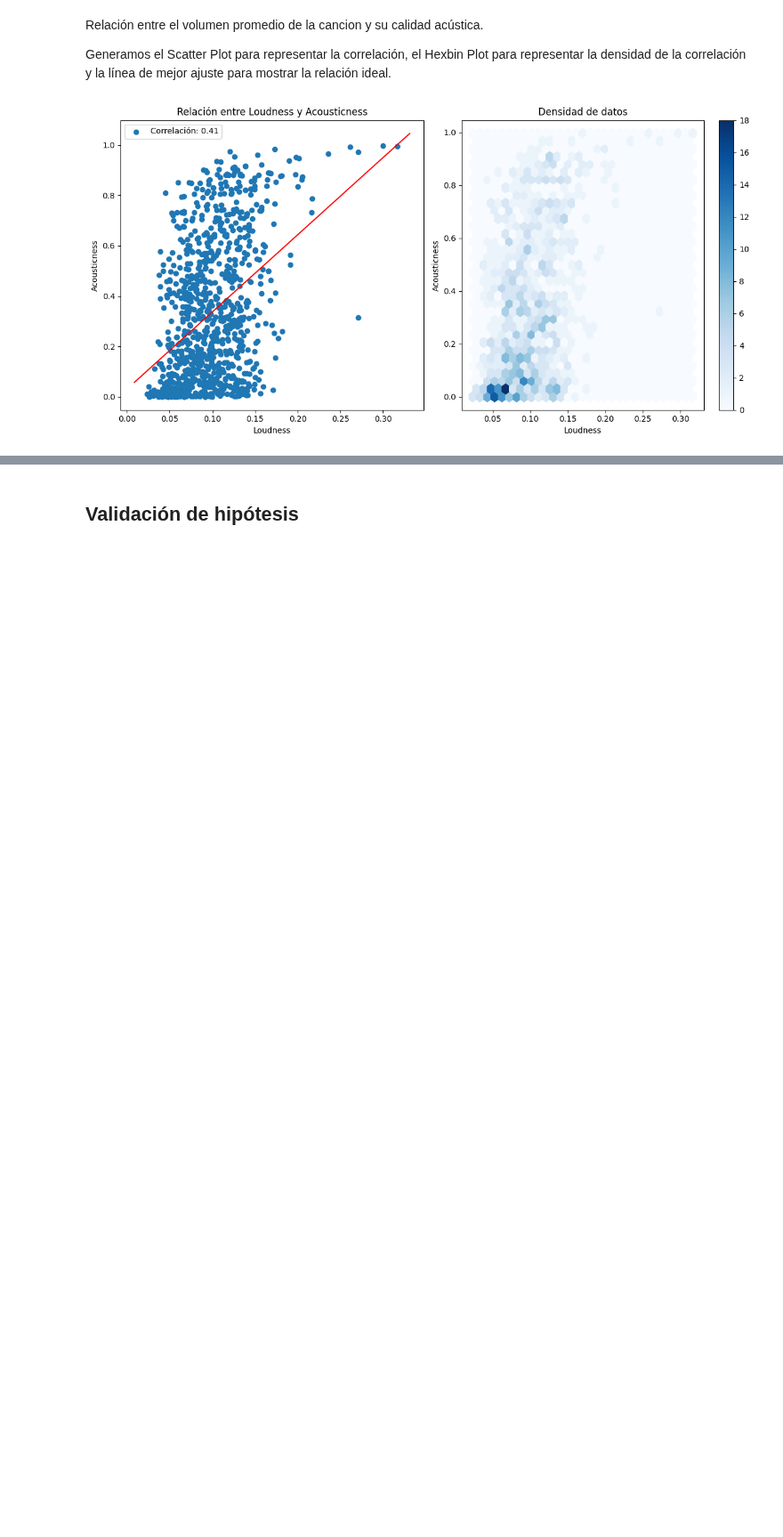
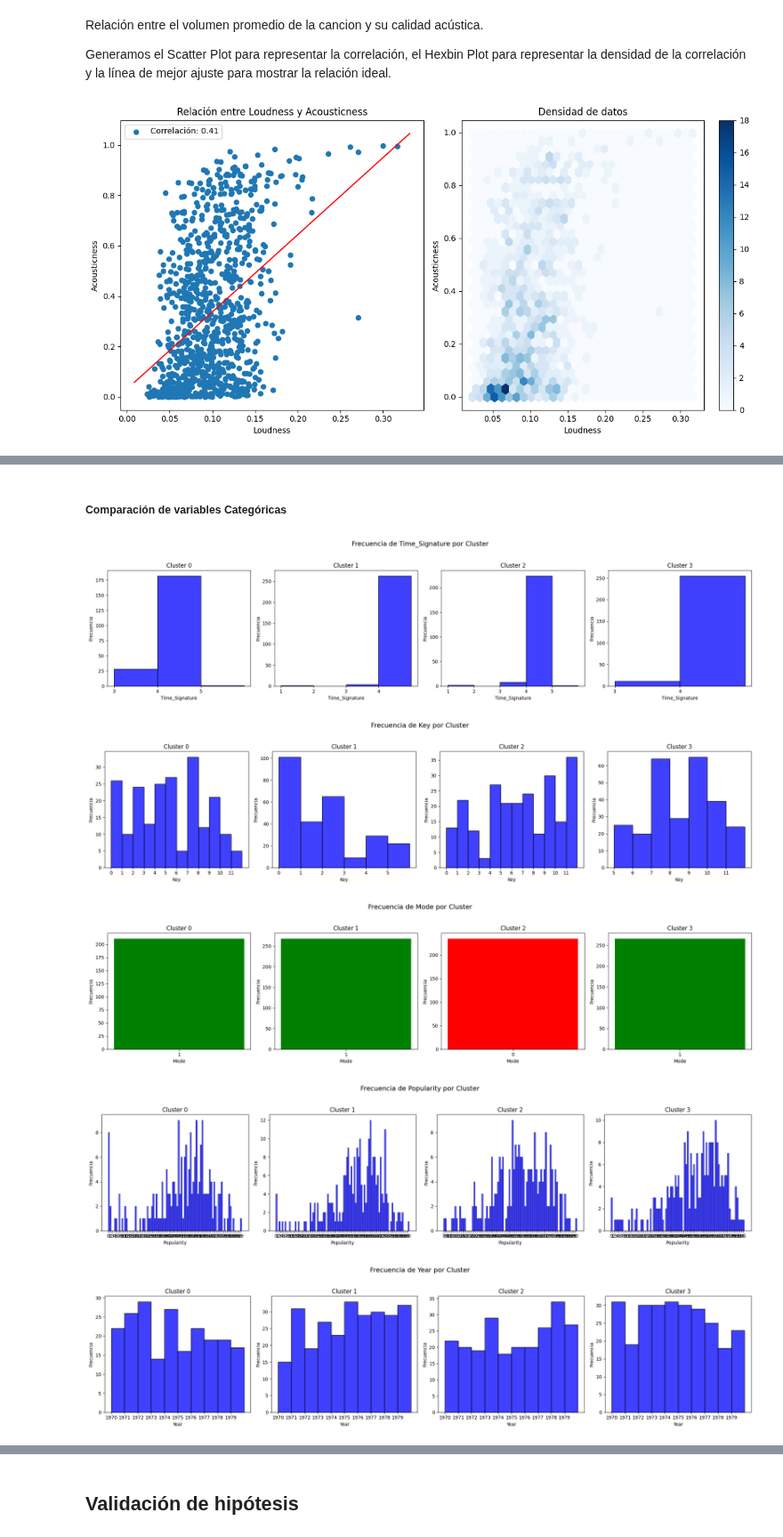
Before and after one commit to nachoperna/Fundamentos-de-la-Ciencia-de-Datos, a Jupyter notebook: TPE/tpe.ipynb, the cells around one changed output, grey strips where cells are left out. Shown at 89% size. Saved outputs shown, nothing was run; the diff lists cells and outputs as text; code cells hidden in the pictures; blank space fills up the shorter version.

```diff
--- a/TPE/tpe.ipynb
+++ b/TPE/tpe.ipynb
@@ -835,0 +1001,66 @@ plt.show()
+# %% [markdown]
+##### Comparación de variables Categóricas
+# %%
+import matplotlib.pyplot as plt
+import seaborn as sns
+
+# Seleccionamos las variables categóricas
+categoricas = [col for col in raw_covers.select_dtypes(include=['int']).columns if col not in ['Cluster', 'Track']]
+
+# Número de clusters
+n_clusters = 4
+
+# Iteramos sobre las variables categóricas
+for variable in categoricas:
+    # Creamos una figura con subgráficos, uno por cluster
+    fig, axes = plt.subplots(1, n_clusters, figsize=(n_clusters * 5, 5))
+
+    # Iteramos sobre los clusters
+    for cluster_num in range(n_clusters):
+        # Filtramos los datos del cluster actual
+        cluster_data = raw_covers[raw_covers['Track'].isin(
+            cluster_df[cluster_df['Cluster'] == cluster_num]['Track'].tolist()
+        )]
+
+        # Como la variable Mode tiene valores solo 0-1 usamos 2 colores para distinguir mejor las diferencias
+        if variable == "Mode":
+            # Calculamos las frecuencias
+            value_counts = cluster_data[variable].value_counts()
+            colors = ['red' if val == 0 else 'green' for val in value_counts.index] # Rojo (Mode=0) y Verde (Mode=1)
+
+            # Histograma personalizado
+            axes[cluster_num].bar(
+                value_counts.index,
+                value_counts.values,
+                color=colors
+            )
+        else:
+            # Histograma normal para el resto de variables
+            sns.histplot(
+                cluster_data[variable],
+                kde=False,
+                bins=range(cluster_data[variable].min(), cluster_data[variable].max() + 2),  # Para valores enteros
+                ax=axes[cluster_num],
+                color='blue'
+            )
+
+        # Configuramos títulos y etiquetas del subgráfico
+        axes[cluster_num].set_title(f'Cluster {cluster_num}', fontsize=12)
+        axes[cluster_num].set_xlabel(variable, fontsize=10)
+        axes[cluster_num].set_ylabel('Frecuencia', fontsize=10)
+        axes[cluster_num].set_xticks(range(cluster_data[variable].min(), cluster_data[variable].max() + 1))  # Etiquetas enteras
+
+    # Título general de la figura
+    fig.suptitle(f'Frecuencia de {variable} por Cluster', fontsize=14)
+
+    # Ajustamos el diseño
+    plt.tight_layout(rect=[0, 0, 1, 0.95])  # Espacio para el título general
+
+    # Mostramos la figura
+    plt.show()
+# %% [output]
+[figure, added]
+[figure, added]
+[figure, added]
+[figure, added]
+[figure, added]
```
Also changed, not shown: parts of 83 cells of this notebook.
